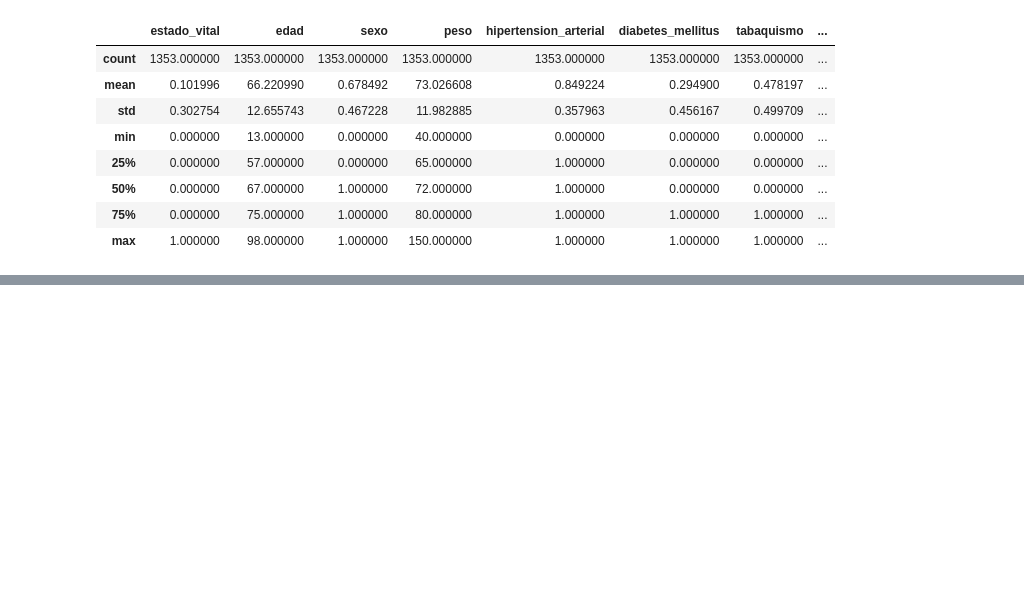
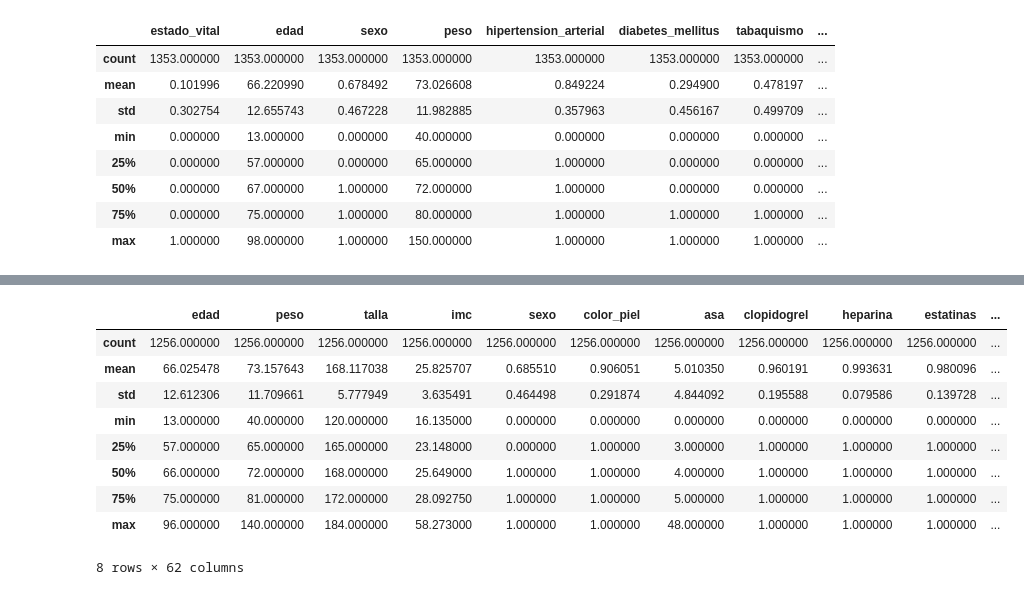
Before and after one commit to deborahfam/RECUIMA_UH_ML, a Jupyter notebook: completamiento_datos.ipynb, the cells around one changed output, grey strips where cells are left out. Drawn from its saved outputs; the diff is of its cells as text; code cells hidden in the pictures; blank space fills up the shorter version.

```diff
--- a/completamiento_datos.ipynb
+++ b/completamiento_datos.ipynb
@@ -108,0 +140,5 @@ new_table.to_csv(1'{PATH_SAVE}completed_data__01.csv')
+# %%
+counts = original_table.describe().loc['count']
+columns = counts[counts >= 1300].index
+print(f'Cantidad de caracteristicas: {len(columns)}')
+print(columns)
@@ -108,0 +166,14 @@ new_table.to_csv(1'{PATH_SAVE}completed_data__01.csv')
+# %%
+new_table = original_table[columns].dropna(axis=0).reset_index(drop=True)
+new_table.describe()
+# %% [output]
+|  | edad | peso | talla | imc | sexo | color_piel | asa | clopidogrel | heparina | estatinas | ... |
+| count | 1256.000000 | 1256.000000 | 1256.000000 | 1256.000000 | 1256.000000 | 1256.000000 | 1256.000000 | 1256.000000 | 1256.000000 | 1256.000000 | ... |
+| mean | 66.025478 | 73.157643 | 168.117038 | 25.825707 | 0.685510 | 0.906051 | 5.010350 | 0.960191 | 0.993631 | 0.980096 | ... |
+| std | 12.612306 | 11.709661 | 5.777949 | 3.635491 | 0.464498 | 0.291874 | 4.844092 | 0.195588 | 0.079586 | 0.139728 | ... |
+| min | 13.000000 | 40.000000 | 120.000000 | 16.135000 | 0.000000 | 0.000000 | 0.000000 | 0.000000 | 0.000000 | 0.000000 | ... |
+| 25% | 57.000000 | 65.000000 | 165.000000 | 23.148000 | 0.000000 | 1.000000 | 3.000000 | 1.000000 | 1.000000 | 1.000000 | ... |
+| 50% | 66.000000 | 72.000000 | 168.000000 | 25.649000 | 1.000000 | 1.000000 | 4.000000 | 1.000000 | 1.000000 | 1.000000 | ... |
+| 75% | 75.000000 | 81.000000 | 172.000000 | 28.092750 | 1.000000 | 1.000000 | 5.000000 | 1.000000 | 1.000000 | 1.000000 | ... |
+| max | 96.000000 | 140.000000 | 184.000000 | 58.273000 | 1.000000 | 1.000000 | 48.000000 | 1.000000 | 1.000000 | 1.000000 | ... |
+8 rows × 62 columns
```
Also changed, not shown: parts of 7 cells of this notebook, 4 other files.
